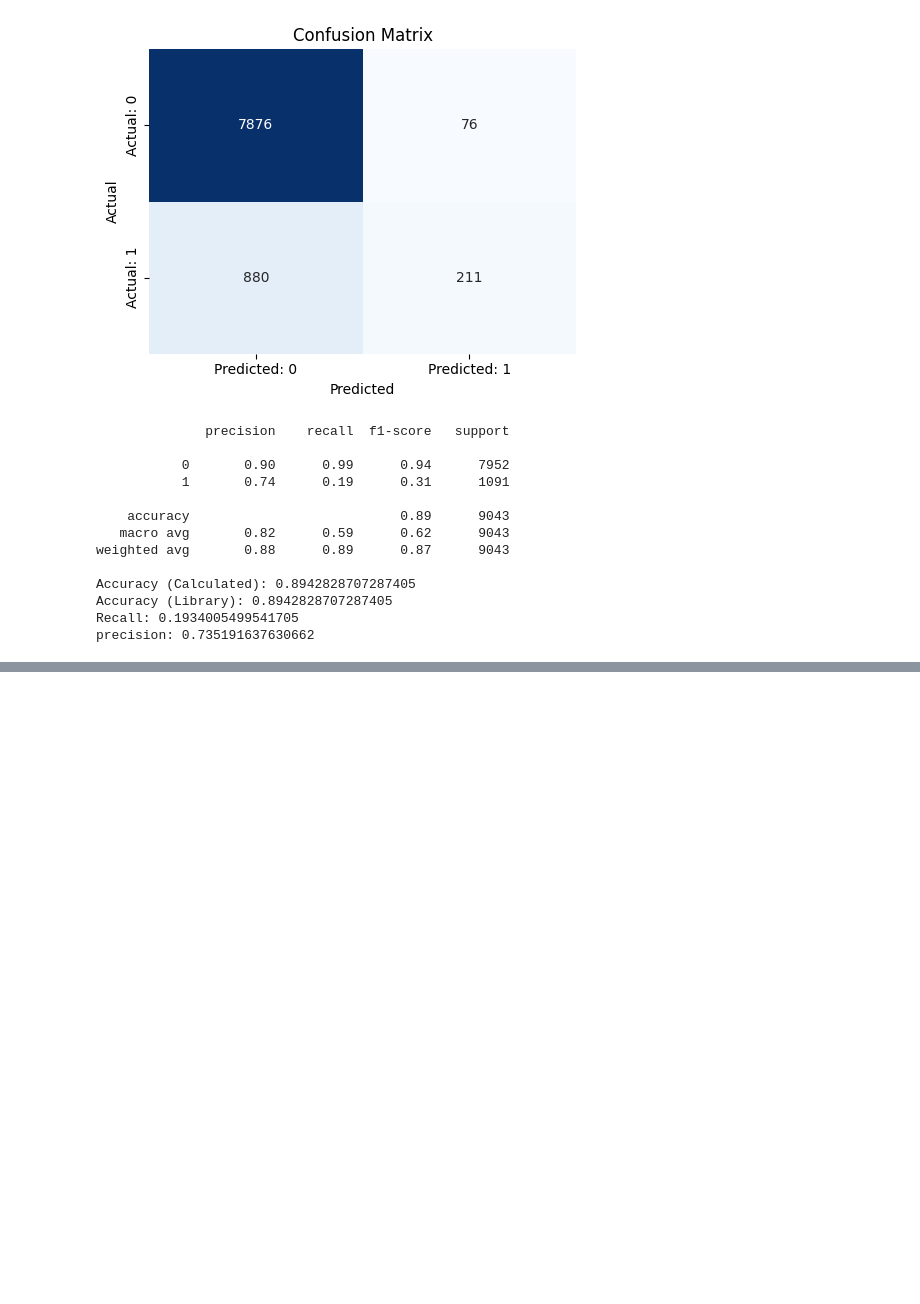
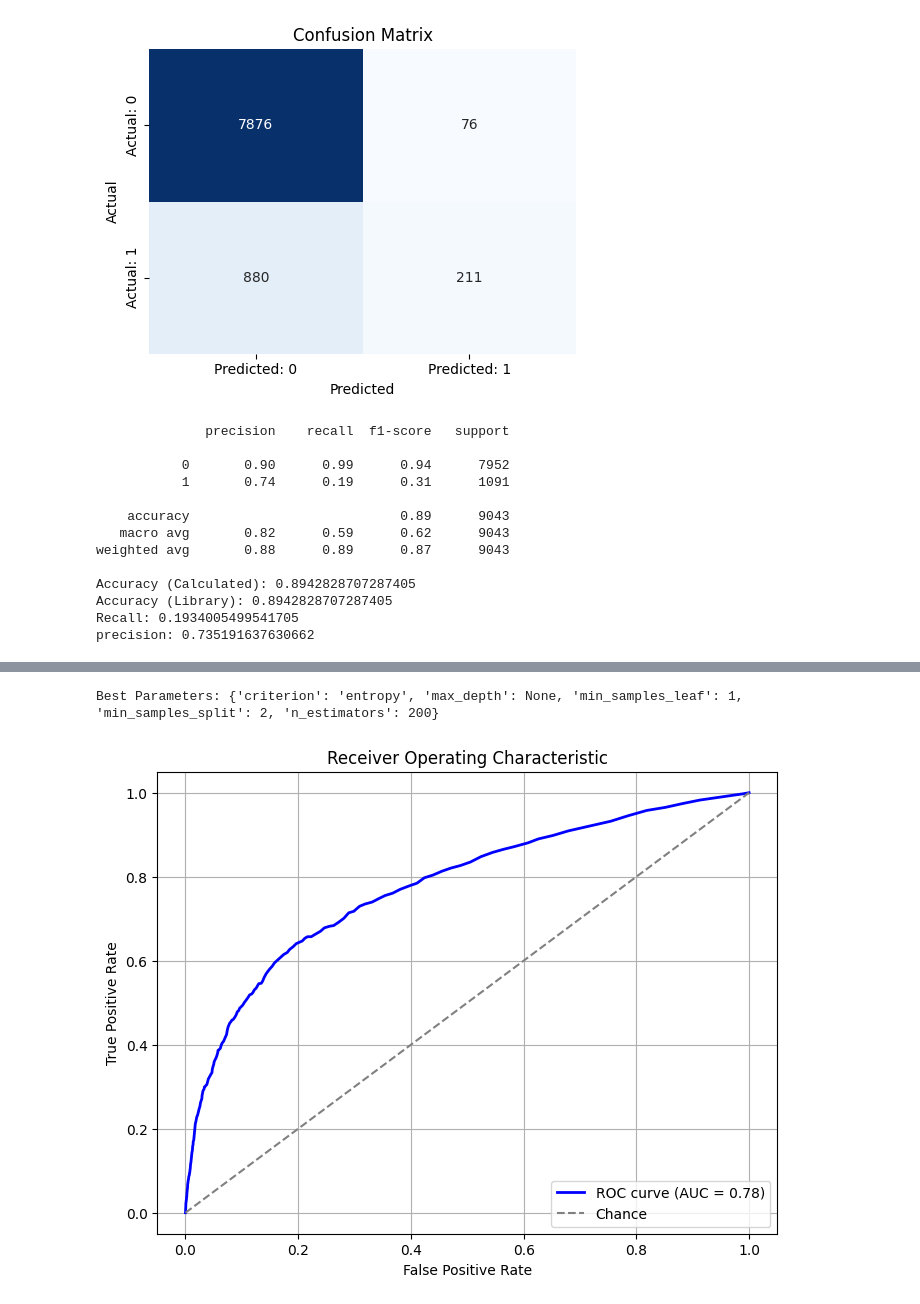
Before and after one commit to jmanwillz/ACML-Project, a Jupyter notebook: decision-trees/decision-trees-v2.ipynb, the cells around one changed output, grey strips where cells are left out. Saved outputs shown, nothing was run; the diff lists cells and outputs as text; code cells hidden in the pictures; blank space fills up the shorter version.

Commit message:
SMOTE random forest

```diff
--- a/decision-trees/decision-trees-v2.ipynb
+++ b/decision-trees/decision-trees-v2.ipynb
@@ -355,0 +369,10 @@ precision: 0.735191637630662
+# %%
+model_5 = GridSearchCV(
+    RandomForestClassifier(random_state=random_state),
+    param_grid=param_grid,
+    scoring="roc_auc",
+    n_jobs=-1,
+    verbose=1
+)
+# %%
+model_5.fit(x_resampled, y_resampled)
@@ -355,0 +388,12 @@ precision: 0.735191637630662
+# %%
+print("Best Parameters:", model_5.best_params_)
+model_5 = model_5.best_estimator_
+# %% [output]
+Best Parameters: {'criterion': 'entropy', 'max_depth': None, 'min_samples_leaf': 1, 'min_samples_split': 2, 'n_estimators': 200}
+# %%
+y_pred = model_5.predict(x_test)
+y_prob = model_5.predict_proba(x_test)[:, 1]
+# %%
+plot_roc_curve(y_prob, y_test)
+# %% [output]
+[figure, added]
```
Also changed, not shown: parts of 5 cells of this notebook.
